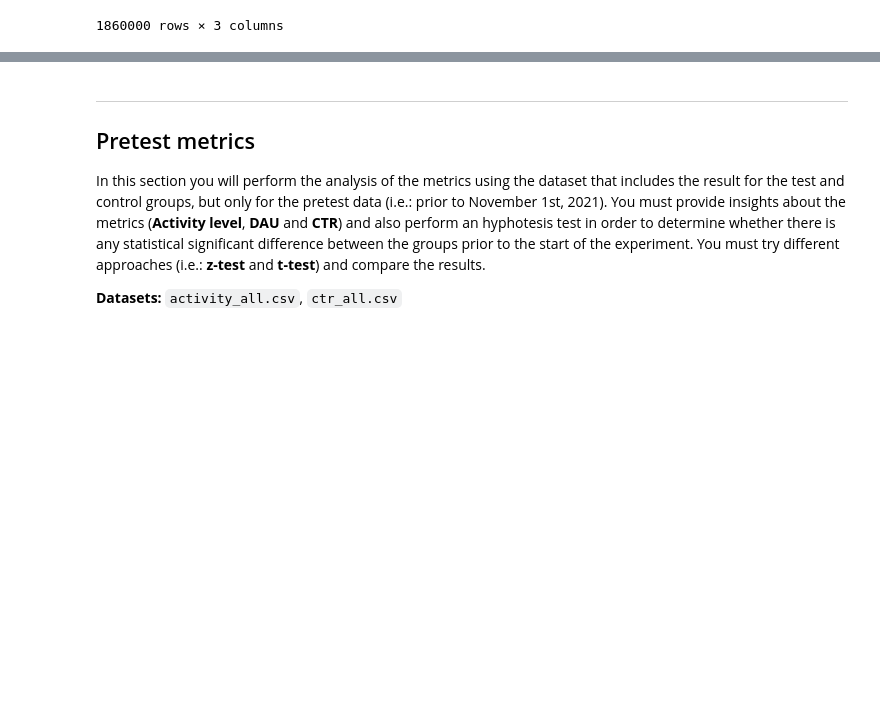
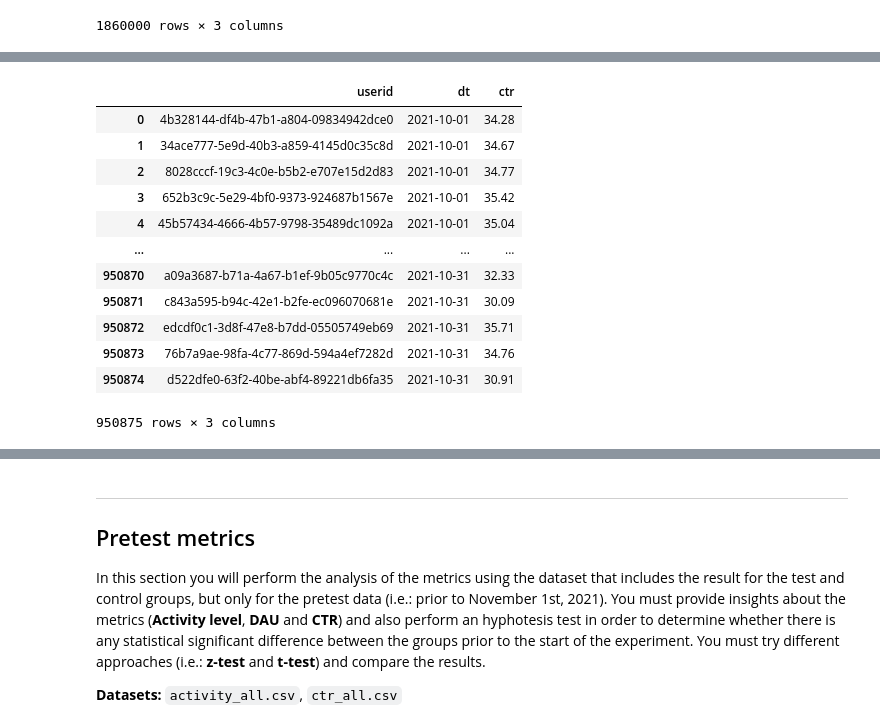
Before and after one commit to MargaMontV/the_significant_challenge, a Jupyter notebook: ab_test_challenge.ipynb, the cells around one changed output, grey strips where cells are left out. Drawn from its saved outputs; the diff is of its cells as text; code cells hidden in the pictures; blank space fills up the shorter version.

```diff
--- a/ab_test_challenge.ipynb
+++ b/ab_test_challenge.ipynb
@@ -195,4 +260,20 @@ Click-through rate (CTR) refers to the percentage of clicks that the user perfor
 
 __Dataset:__ `ctr_pretest.csv`
 # %%
-# your-code
+#Read file
+ctr_pretest = pd.read_csv('./data/ctr_pretest.csv')
+ctr_pretest
+# %% [output]
+|  | userid | dt | ctr |
+| 0 | 4b328144-df4b-47b1-a804-09834942dce0 | 2021-10-01 | 34.28 |
+| 1 | 34ace777-5e9d-40b3-a859-4145d0c35c8d | 2021-10-01 | 34.67 |
+| 2 | 8028cccf-19c3-4c0e-b5b2-e707e15d2d83 | 2021-10-01 | 34.77 |
+| 3 | 652b3c9c-5e29-4bf0-9373-924687b1567e | 2021-10-01 | 35.42 |
+| 4 | 45b57434-4666-4b57-9798-35489dc1092a | 2021-10-01 | 35.04 |
+| ... | ... | ... | ... |
+| 950870 | a09a3687-b71a-4a67-b1ef-9b05c9770c4c | 2021-10-31 | 32.33 |
+| 950871 | c843a595-b94c-42e1-b2fe-ec096070681e | 2021-10-31 | 30.09 |
+| 950872 | edcdf0c1-3d8f-47e8-b7dd-05505749eb69 | 2021-10-31 | 35.71 |
+| 950873 | 76b7a9ae-98fa-4c77-869d-594a4ef7282d | 2021-10-31 | 34.76 |
+| 950874 | d522dfe0-63f2-40be-abf4-89221db6fa35 | 2021-10-31 | 30.91 |
+950875 rows × 3 columns
```
Also changed, not shown: parts of 33 cells of this notebook.
